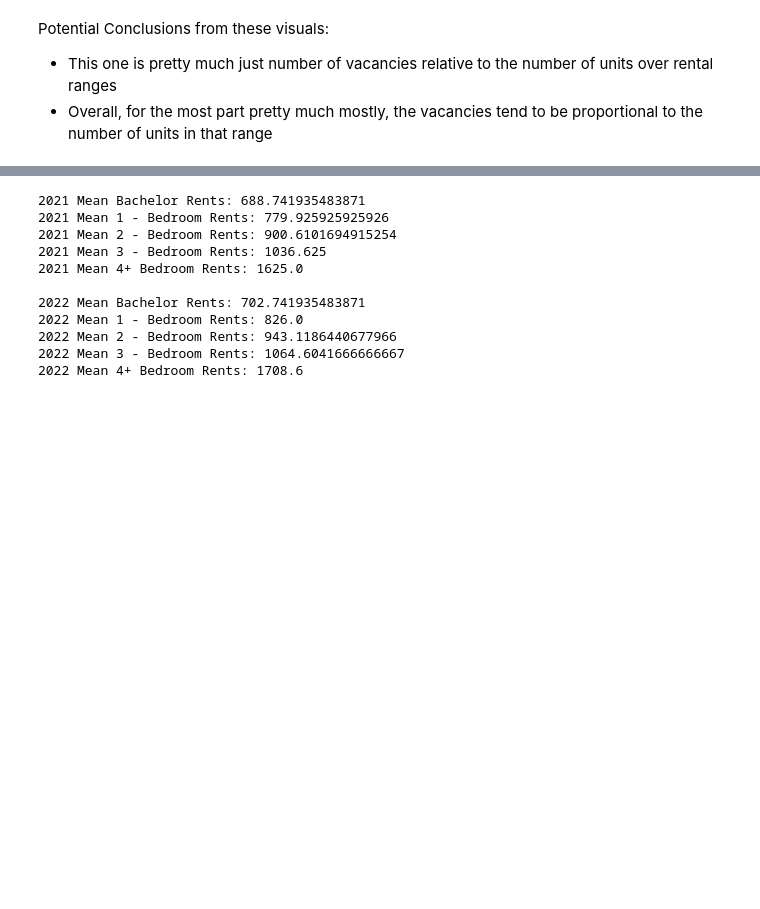
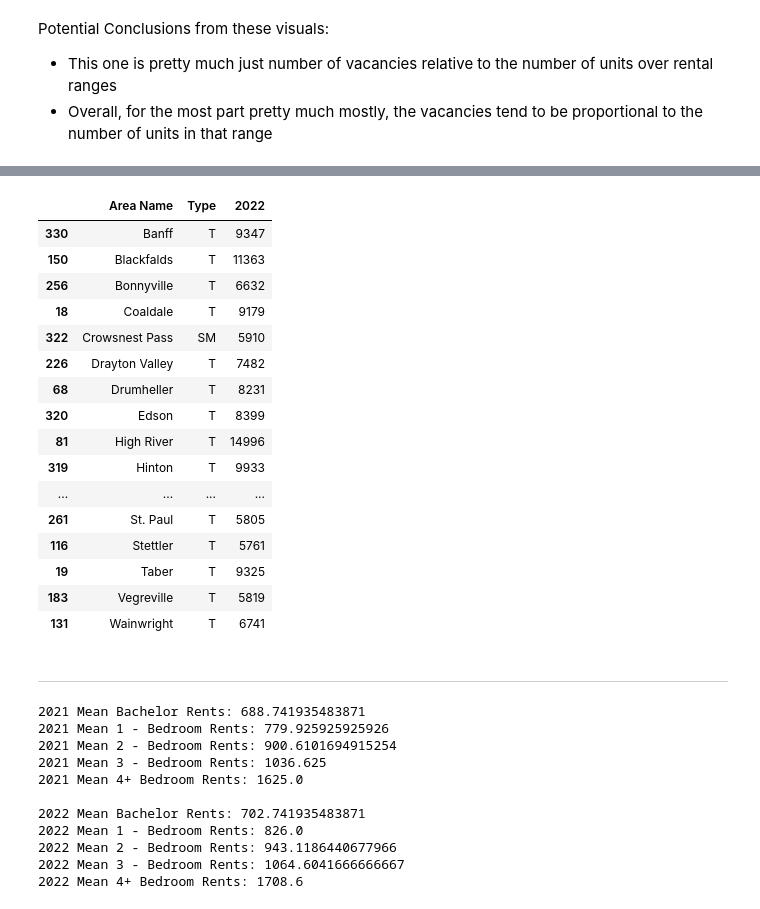
Before and after one commit to Mathemusician1729/DATA-221-Project, a Jupyter notebook: 221-Project.ipynb, the cells around one changed output, grey strips where cells are left out. Saved outputs shown, nothing was run; the diff lists cells and outputs as text; code cells hidden in the pictures; blank space fills up the shorter version.

```diff
--- a/221-Project.ipynb
+++ b/221-Project.ipynb
@@ -131,3 +171,27 @@ small_towns = table9_cleaned[table9_cleaned["2022"]]
+# %%
+# list of large towns (size 5760-14996)
+big_towns = table9_cleaned[table9_cleaned["2022"].between(population_bins[2], population_bins[3], inclusive='right')]
+big_towns
+# %% [output]
+|  | Area Name | Type | 2022 |
+| 330 | Banff | T | 9347 |
+| 150 | Blackfalds | T | 11363 |
+| 256 | Bonnyville | T | 6632 |
+| 18 | Coaldale | T | 9179 |
+| 322 | Crowsnest Pass | SM | 5910 |
+| 226 | Drayton Valley | T | 7482 |
+| 68 | Drumheller | T | 8231 |
+| 320 | Edson | T | 8399 |
+| 81 | High River | T | 14996 |
+| 319 | Hinton | T | 9933 |
+| ... | ... | ... | ... |
+| 261 | St. Paul | T | 5805 |
+| 116 | Stettler | T | 5761 |
+| 19 | Taber | T | 9325 |
+| 183 | Vegreville | T | 5819 |
+| 131 | Wainwright | T | 6741 |
+# %% [markdown]
+---------------------------------
 # %%
 # get mean rent by each unit type for both 2021 and 2022
 mean_bachelors2022 = table8[table8["Unit Type"] == "Bachelor"]["2022 Weighted Rent"].mean()
```
Also changed, not shown: parts of 4 cells of this notebook.
